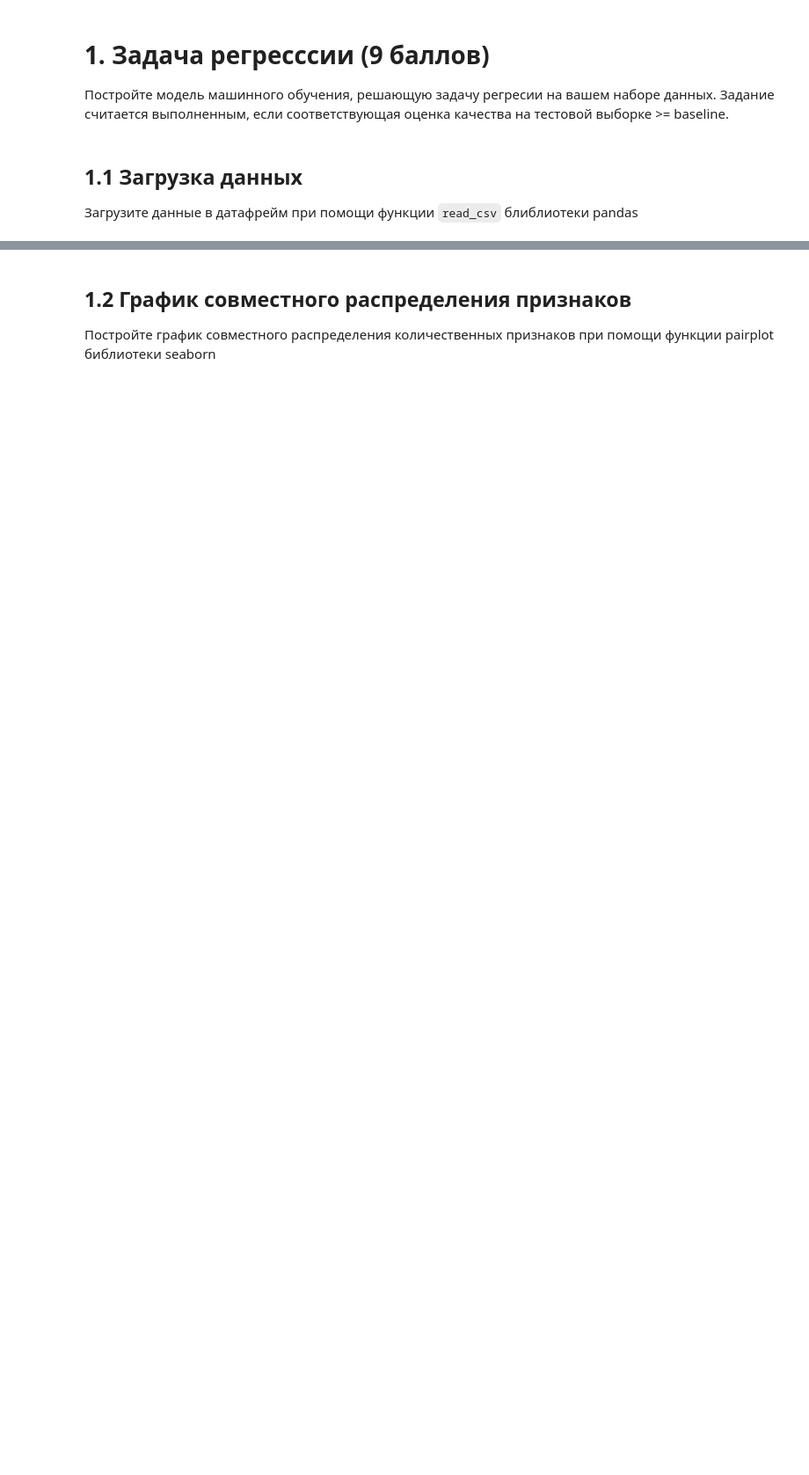
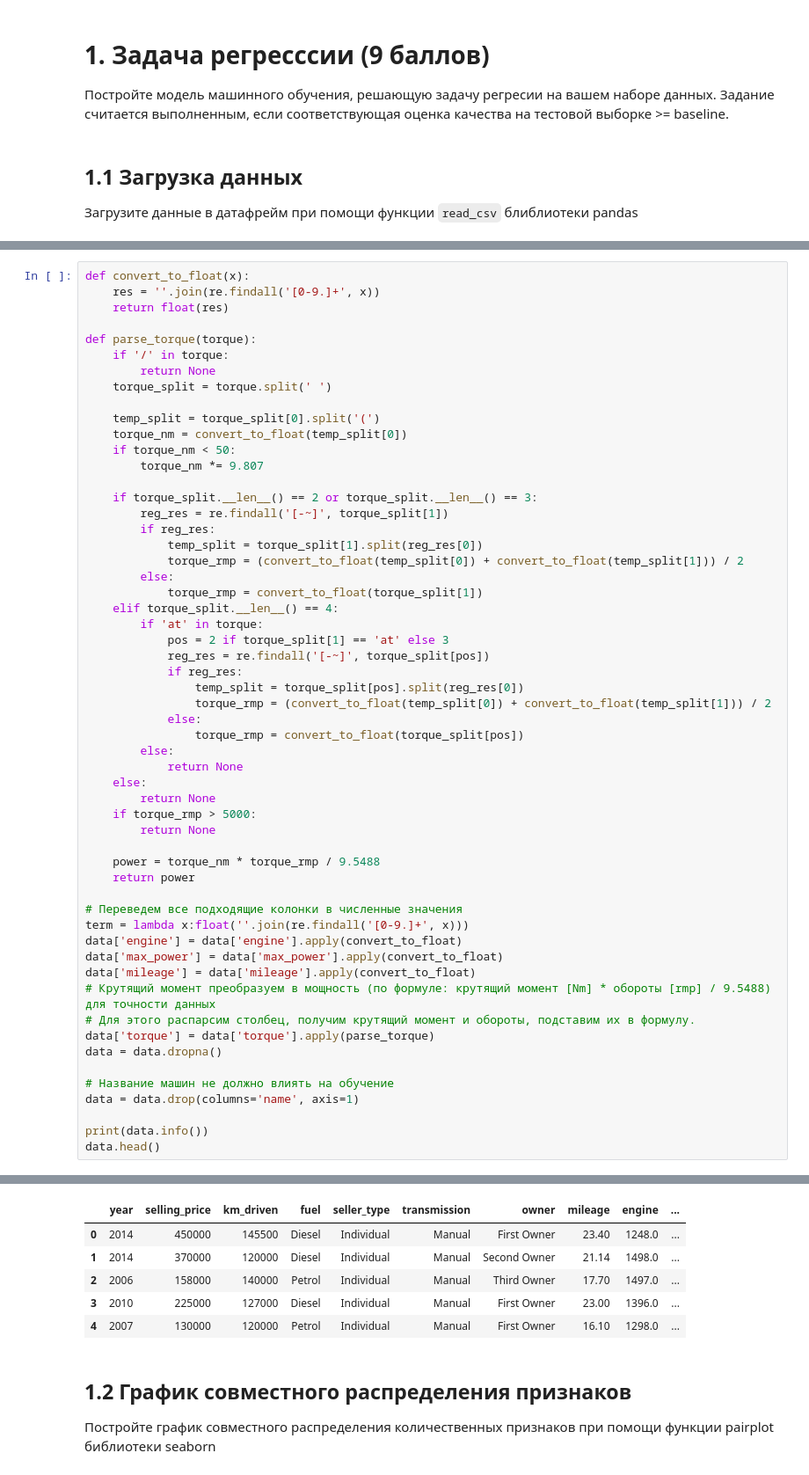
Before and after one commit to CERZAR/OIRS_HW, a Jupyter notebook: Домашнее_задание_1_Линейные_модели.ipynb, the cells around one changed output, grey strips where cells are left out. Shown at 88% size. Drawn from its saved outputs; the diff is of its cells as text; blank space fills up the shorter version.

```diff
--- a/Домашнее_задание_1_Линейные_модели.ipynb
+++ b/Домашнее_задание_1_Линейные_модели.ipynb
@@ -169,0 +154,57 @@ Row count is: 7906
+# %%
+def convert_to_float(x):
+    res = ''.join(re.findall('[0-9.]+', x))
+    return float(res)
+
+def parse_torque(torque):
+    if '/' in torque:
+        return None
+    torque_split = torque.split(' ')
+
+    temp_split = torque_split[0].split('(')
+    torque_nm = convert_to_float(temp_split[0])
+    if torque_nm < 50:
+        torque_nm *= 9.807
+
+    if torque_split.__len__() == 2 or torque_split.__len__() == 3:
+        reg_res = re.findall('[-~]', torque_split[1])
+        if reg_res:
+            temp_split = torque_split[1].split(reg_res[0])
+            torque_rmp = (convert_to_float(temp_split[0]) + convert_to_float(temp_split[1])) / 2
+        else:
+            torque_rmp = convert_to_float(torque_split[1])
+    elif torque_split.__len__() == 4:
+        if 'at' in torque:
+            pos = 2 if torque_split[1] == 'at' else 3
+            reg_res = re.findall('[-~]', torque_split[pos])
+            if reg_res:
+                temp_split = torque_split[pos].split(reg_res[0])
+                torque_rmp = (convert_to_float(temp_split[0]) + convert_to_float(temp_split[1])) / 2
+            else:
+                torque_rmp = convert_to_float(torque_split[pos])
+        else:
+            return None
+    else:
+        return None
+    if torque_rmp > 5000:
+        return None
+
+    power = torque_nm * torque_rmp / 9.5488
+    return power
+
+# Переведем все подходящие колонки в численные значения
+term = lambda x:float(''.join(re.findall('[0-9.]+', x)))
+data['engine'] = data['engine'].apply(convert_to_float)
+data['max_power'] = data['max_power'].apply(convert_to_float)
+data['mileage'] = data['mileage'].apply(convert_to_float)
+# Крутящий момент преобразуем в мощность (по формуле: крутящий момент [Nm] * обороты [rmp] / 9.5488) для точности данных
+# Для этого распарсим столбец, получим крутящий момент и обороты, подставим их в формулу.
+data['torque'] = data['torque'].apply(parse_torque)
+data = data.dropna()
+
+# Название машин не должно влиять на обучение
+data = data.drop(columns='name', axis=1)
+
+print(data.info())
+data.head()
+# %% [output]
@@ -170,3 +231,9 @@ Row count is: 7906
+|  | year | selling_price | km_driven | fuel | seller_type | transmission | owner | mileage | engine | ... |
+| 0 | 2014 | 450000 | 145500 | Diesel | Individual | Manual | First Owner | 23.40 | 1248.0 | ... |
+| 1 | 2014 | 370000 | 120000 | Diesel | Individual | Manual | Second Owner | 21.14 | 1498.0 | ... |
+| 2 | 2006 | 158000 | 140000 | Petrol | Individual | Manual | Third Owner | 17.70 | 1497.0 | ... |
+| 3 | 2010 | 225000 | 127000 | Diesel | Individual | Manual | First Owner | 23.00 | 1396.0 | ... |
+| 4 | 2007 | 130000 | 120000 | Petrol | Individual | Manual | First Owner | 16.10 | 1298.0 | ... |
 # %% [markdown]
 ## 1.2 График совместного распределения признаков
 
```
Also changed, not shown: parts of 23 cells of this notebook.
